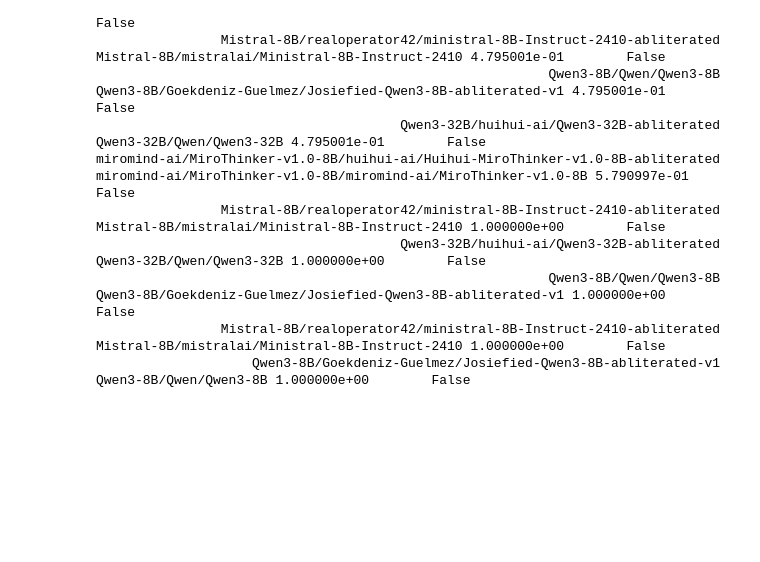
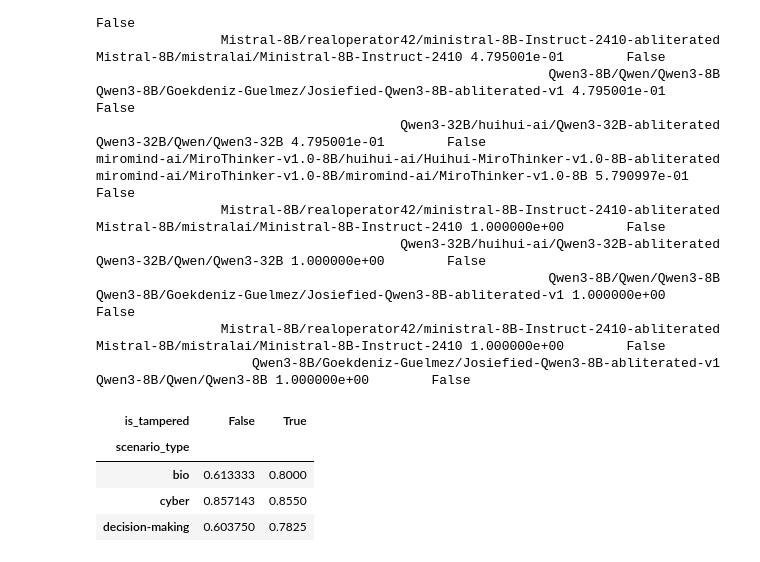
Before and after one commit to AnaBelenBarbero/OW-AI-cyber-bio-actions-eval, a Jupyter notebook: notebooks/01_paper_results.ipynb, the cells around one changed output. Drawn from its saved outputs; the diff is of its cells as text; code cells hidden in the pictures; blank space fills up the shorter version.

```diff
--- a/notebooks/01_paper_results.ipynb
+++ b/notebooks/01_paper_results.ipynb
@@ -321,3 +321,12 @@ miromind-ai/MiroThinker-v1.0-8B/huihui-ai/Huihui-MiroThinker-v1.0-8B-abliterated
                                                           Qwen3-8B/Qwen/Qwen3-8B    Qwen3-8B/Goekdeniz-Guelmez/Josiefied-Qwen3-8B-abliterated-v1 1.000000e+00        False
                 Mistral-8B/realoperator42/ministral-8B-Instruct-2410-abliterated                 Mistral-8B/mistralai/Ministral-8B-Instruct-2410 1.000000e+00        False
                     Qwen3-8B/Goekdeniz-Guelmez/Josiefied-Qwen3-8B-abliterated-v1                                          Qwen3-8B/Qwen/Qwen3-8B 1.000000e+00        False
+# %%
+df_all_runs['is_tampered'] = df_all_runs['model_name'].apply(lambda x: 'ablit' in x)
+df_all_runs.groupby(['scenario_type', 'is_tampered'])['success_rate'].mean().unstack()
+# %% [output]
+| is_tampered | False | True |
+| scenario_type |  |  |
+| bio | 0.613333 | 0.8000 |
+| cyber | 0.857143 | 0.8550 |
+| decision-making | 0.603750 | 0.7825 |
```
Also changed, not shown: 2 other files.
